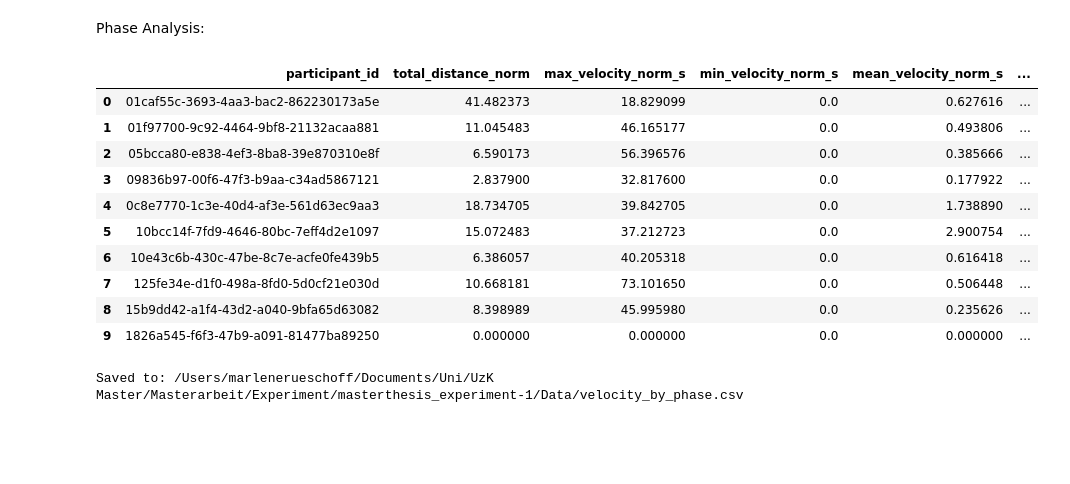
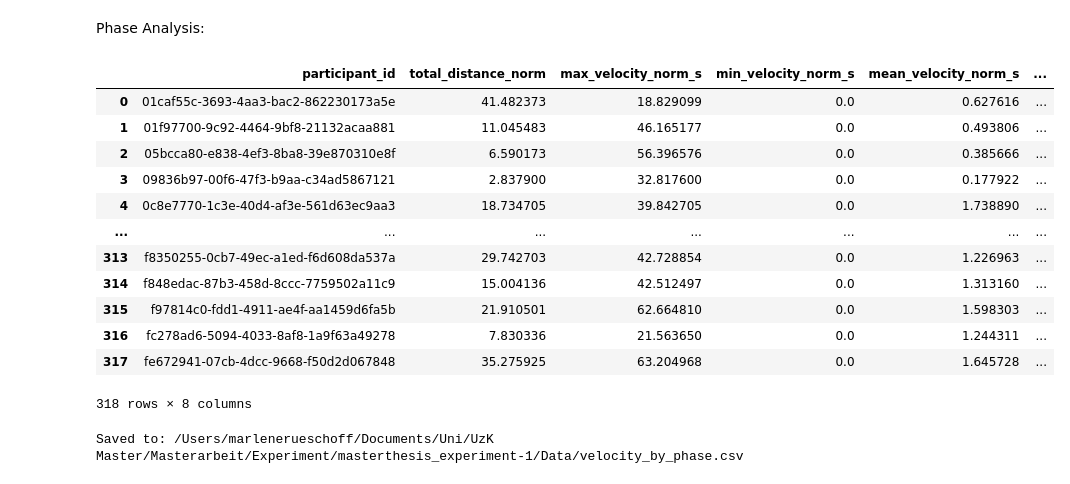
Before and after one commit to MarleneRu/MR_UzK, a Jupyter notebook: Analysis/Supplementary_Analysis.ipynb, the cells around one changed output. Cells and saved outputs as stored; diff of their text form; code cells hidden in the pictures; blank space fills up the shorter version.

```diff
--- a/Analysis/Supplementary_Analysis.ipynb
+++ b/Analysis/Supplementary_Analysis.ipynb
@@ -767,40 +760,42 @@ def compute_velocity_by_phase(events: pd.DataFrame) -> tuple[pd.DataFrame, dict]
     for ph in PHASE_LABELS:
         # Filter to one phase only
         e_ph = e.loc[e["phase"] == ph].copy()
 
         # Recompute velocity inside the phase (per participant)
         m_ph, steps_ph = compute_velocity_from_df(e_ph, group_cols=("participant_id",))
 
         # Tag metrics with the phase
         m_ph["phase"] = ph
         out.append(m_ph)
 
         # Store optional step-level outputs for debugging/plotting
         steps_dict[ph] = steps_ph
 
     # Stack all phases into one long dataframe
     long_df = pd.concat(out, ignore_index=True)
     long_df["phase"] = pd.Categorical(long_df["phase"], categories=PHASE_LABELS, ordered=True)
 
     return long_df, steps_dict
 
 # Compute participant-level velocity metrics separately for early/mid/late
 velocity_phase_long, velocity_steps_by_phase = compute_velocity_by_phase(events)
 
-# Preview results
-velocity_phase_long.head(10)
+# Output
+velocity_phase_long
 # %% [output]
 |  | participant_id | total_distance_norm | max_velocity_norm_s | min_velocity_norm_s | mean_velocity_norm_s | ... |
 | 0 | 01caf55c-3693-4aa3-bac2-862230173a5e | 41.482373 | 18.829099 | 0.0 | 0.627616 | ... |
 | 1 | 01f97700-9c92-4464-9bf8-21132acaa881 | 11.045483 | 46.165177 | 0.0 | 0.493806 | ... |
 | 2 | 05bcca80-e838-4ef3-8ba8-39e870310e8f | 6.590173 | 56.396576 | 0.0 | 0.385666 | ... |
 | 3 | 09836b97-00f6-47f3-b9aa-c34ad5867121 | 2.837900 | 32.817600 | 0.0 | 0.177922 | ... |
 | 4 | 0c8e7770-1c3e-40d4-af3e-561d63ec9aa3 | 18.734705 | 39.842705 | 0.0 | 1.738890 | ... |
-| 5 | 10bcc14f-7fd9-4646-80bc-7eff4d2e1097 | 15.072483 | 37.212723 | 0.0 | 2.900754 | ... |
-| 6 | 10e43c6b-430c-47be-8c7e-acfe0fe439b5 | 6.386057 | 40.205318 | 0.0 | 0.616418 | ... |
-| 7 | 125fe34e-d1f0-498a-8fd0-5d0cf21e030d | 10.668181 | 73.101650 | 0.0 | 0.506448 | ... |
-| 8 | 15b9dd42-a1f4-43d2-a040-9bfa65d63082 | 8.398989 | 45.995980 | 0.0 | 0.235626 | ... |
-| 9 | 1826a545-f6f3-47b9-a091-81477ba89250 | 0.000000 | 0.000000 | 0.0 | 0.000000 | ... |
+| ... | ... | ... | ... | ... | ... | ... |
+| 313 | f8350255-0cb7-49ec-a1ed-f6d608da537a | 29.742703 | 42.728854 | 0.0 | 1.226963 | ... |
+| 314 | f848edac-87b3-458d-8ccc-7759502a11c9 | 15.004136 | 42.512497 | 0.0 | 1.313160 | ... |
+| 315 | f97814c0-fdd1-4911-ae4f-aa1459d6fa5b | 21.910501 | 62.664810 | 0.0 | 1.598303 | ... |
+| 316 | fc278ad6-5094-4033-8af8-1a9f63a49278 | 7.830336 | 21.563650 | 0.0 | 1.244311 | ... |
+| 317 | fe672941-07cb-4dcc-9668-f50d2d067848 | 35.275925 | 63.204968 | 0.0 | 1.645728 | ... |
+318 rows × 8 columns
 # %%
 # Save
 OUT_PATH = "/Users/marlenerueschoff/Documents/Uni/UzK Master/Masterarbeit/Experiment/masterthesis_experiment-1/Data/velocity_by_phase.csv"
```
Also changed, not shown: parts of 2 cells of this notebook, 1 other file.
